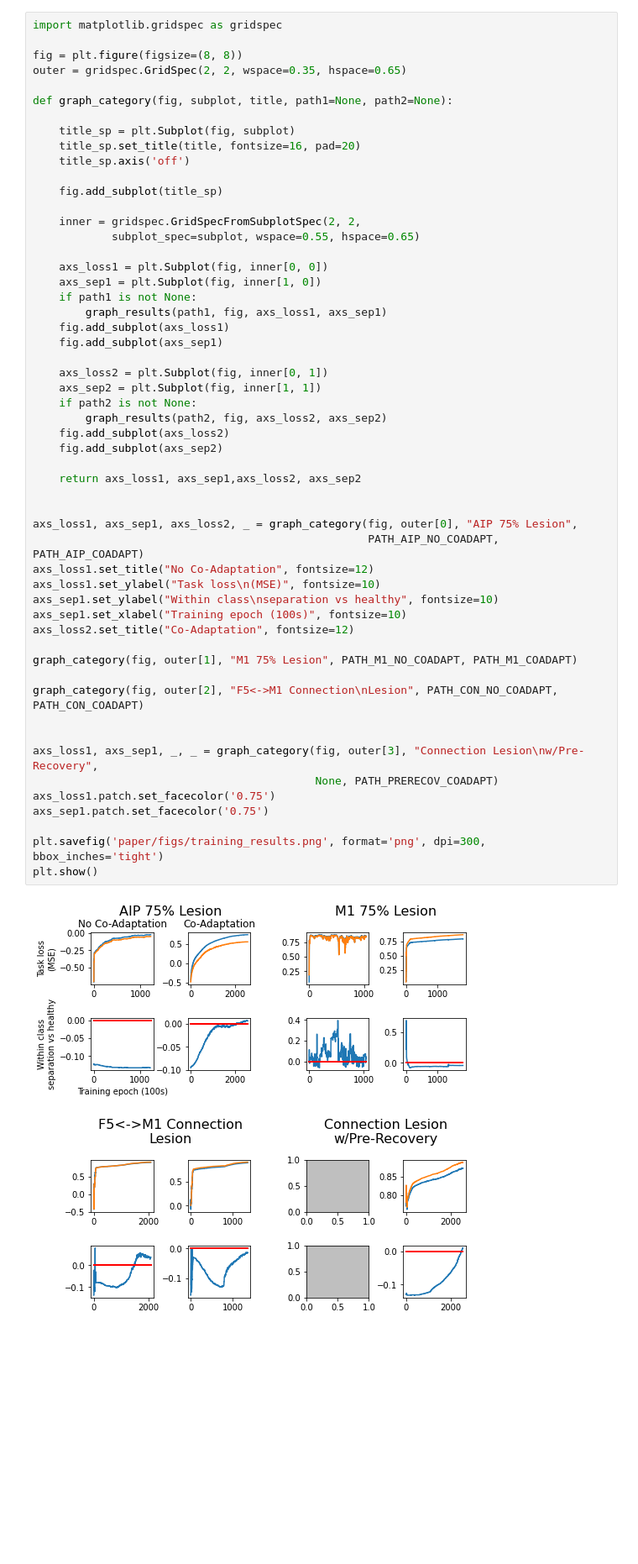
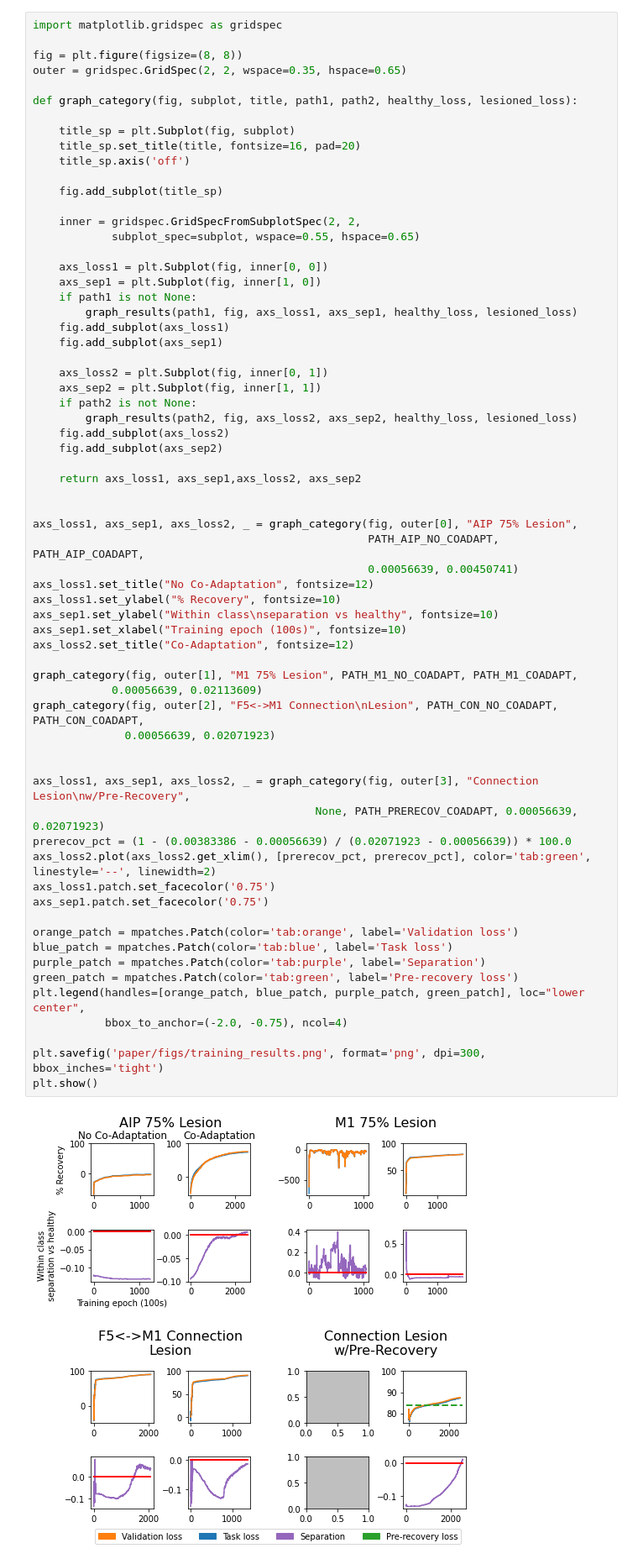
Before and after one commit to mmattb/coproc-poc, a Jupyter notebook: analyze_results.ipynb, the cells around one changed output. Shown at 84% size. Cells and saved outputs as stored; diff of their text form; blank space fills up the shorter version.

```diff
--- a/analyze_results.ipynb
+++ b/analyze_results.ipynb
@@ -166,7 +163,7 @@ import matplotlib.gridspec as gridspec
 fig = plt.figure(figsize=(8, 8))
 outer = gridspec.GridSpec(2, 2, wspace=0.35, hspace=0.65)
 
-def graph_category(fig, subplot, title, path1=None, path2=None):
+def graph_category(fig, subplot, title, path1, path2, healthy_loss, lesioned_loss):
 
     title_sp = plt.Subplot(fig, subplot)
     title_sp.set_title(title, fontsize=16, pad=20)
@@ -179,40 +176,51 @@ def graph_category(fig, subplot, title, path1=None, path2=None):
 
     axs_loss1 = plt.Subplot(fig, inner[0, 0])
     axs_sep1 = plt.Subplot(fig, inner[1, 0])
     if path1 is not None:
-        graph_results(path1, fig, axs_loss1, axs_sep1)
+        graph_results(path1, fig, axs_loss1, axs_sep1, healthy_loss, lesioned_loss)
     fig.add_subplot(axs_loss1)
     fig.add_subplot(axs_sep1)
 
     axs_loss2 = plt.Subplot(fig, inner[0, 1])
     axs_sep2 = plt.Subplot(fig, inner[1, 1])
     if path2 is not None:
-        graph_results(path2, fig, axs_loss2, axs_sep2)
+        graph_results(path2, fig, axs_loss2, axs_sep2, healthy_loss, lesioned_loss)
     fig.add_subplot(axs_loss2)
     fig.add_subplot(axs_sep2)
 
     return axs_loss1, axs_sep1,axs_loss2, axs_sep2
 
 
 axs_loss1, axs_sep1, axs_loss2, _ = graph_category(fig, outer[0], "AIP 75% Lesion",
-                                                   PATH_AIP_NO_COADAPT, PATH_AIP_COADAPT)
+                                                   PATH_AIP_NO_COADAPT, PATH_AIP_COADAPT,
+                                                   0.00056639, 0.00450741)
 axs_loss1.set_title("No Co-Adaptation", fontsize=12)
-axs_loss1.set_ylabel("Task loss\n(MSE)", fontsize=10)
+axs_loss1.set_ylabel("% Recovery", fontsize=10)
 axs_sep1.set_ylabel("Within class\nseparation vs healthy", fontsize=10)
 axs_sep1.set_xlabel("Training epoch (100s)", fontsize=10)
 axs_loss2.set_title("Co-Adaptation", fontsize=12)
 
-graph_category(fig, outer[1], "M1 75% Lesion", PATH_M1_NO_COADAPT, PATH_M1_COADAPT)
-
-graph_category(fig, outer[2], "F5<->M1 Connection\nLesion", PATH_CON_NO_COADAPT, PATH_CON_COADAPT)
+graph_category(fig, outer[1], "M1 75% Lesion", PATH_M1_NO_COADAPT, PATH_M1_COADAPT,
+            0.00056639, 0.02113609)
+graph_category(fig, outer[2], "F5<->M1 Connection\nLesion", PATH_CON_NO_COADAPT, PATH_CON_COADAPT,
+              0.00056639, 0.02071923)
 
 
-axs_loss1, axs_sep1, _, _ = graph_category(fig, outer[3], "Connection Lesion\nw/Pre-Recovery",
-                                           None, PATH_PRERECOV_COADAPT)
+axs_loss1, axs_sep1, axs_loss2, _ = graph_category(fig, outer[3], "Connection Lesion\nw/Pre-Recovery",
+                                           None, PATH_PRERECOV_COADAPT, 0.00056639, 0.02071923)
+prerecov_pct = (1 - (0.00383386 - 0.00056639) / (0.02071923 - 0.00056639)) * 100.0
+axs_loss2.plot(axs_loss2.get_xlim(), [prerecov_pct, prerecov_pct], color='tab:green', linestyle='--', linewidth=2)
 axs_loss1.patch.set_facecolor('0.75')
 axs_sep1.patch.set_facecolor('0.75')
 
+orange_patch = mpatches.Patch(color='tab:orange', label='Validation loss')
+blue_patch = mpatches.Patch(color='tab:blue', label='Task loss')
+purple_patch = mpatches.Patch(color='tab:purple', label='Separation')
+green_patch = mpatches.Patch(color='tab:green', label='Pre-recovery loss')
+plt.legend(handles=[orange_patch, blue_patch, purple_patch, green_patch], loc="lower center",
+           bbox_to_anchor=(-2.0, -0.75), ncol=4)
+
 plt.savefig('paper/figs/training_results.png', format='png', dpi=300, bbox_inches='tight')
 plt.show()
 # %% [output]
-[figure, old version]
+[figure, new version]
```
Also changed, not shown: parts of 6 cells of this notebook, 3 other files.
